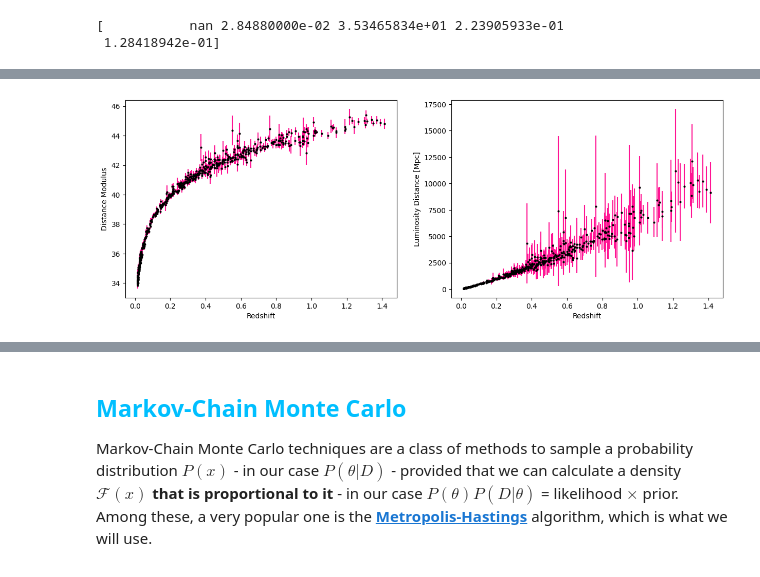
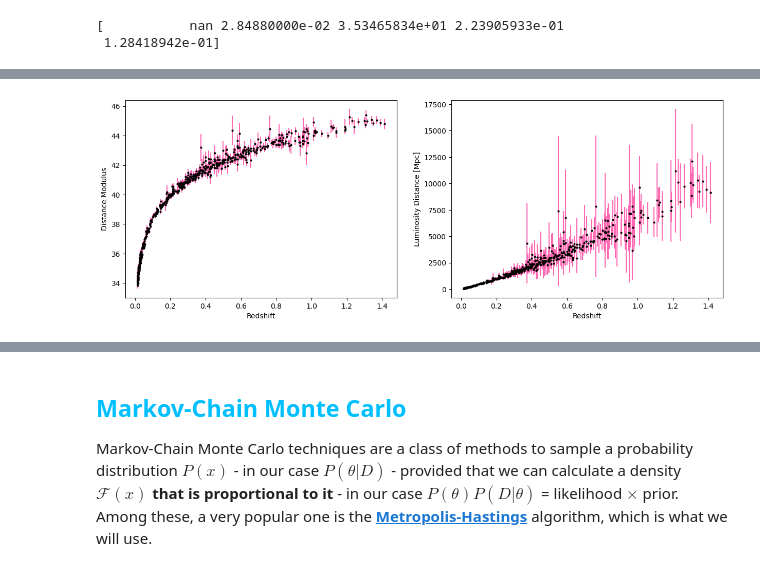
Before and after one commit to BryanJLA/PRA3024-Big-Data, a Jupyter notebook: PRA3024_Cosmology_Week.ipynb, the cells around one changed output, grey strips where cells are left out. Saved outputs shown, nothing was run; the diff lists cells and outputs as text; code cells hidden in the pictures.

```diff
--- a/PRA3024_Cosmology_Week.ipynb
+++ b/PRA3024_Cosmology_Week.ipynb
@@ -210,17 +263,17 @@ dMe = 10. * (10.**((dist_mod + err_dist_mod)/5.-6.) - 10.**((dist_mod - err_dist
 # %%
-plt.subplots(1, 2, figsize=(15, 5))
+plt.subplots(1, 2, figsize=(15, 5)) #plots multiple plots next to each
 
 # Plot distance modulus versus redshift (original data)
 plt.subplot(1, 2, 1)
 plt.xlabel("Redshift")
 plt.ylabel("Distance Modulus")
-plt.errorbar(zs, dist_mod, yerr=err_dist_mod, fmt='.', color='black', ecolor='deeppink', markersize=4)
+plt.errorbar(zs, dist_mod, yerr=err_dist_mod, fmt='.', color='black', ecolor='hotpink', markersize=4)
 
 # Plot luminosity distance versus redshift
 plt.subplot(1, 2, 2)
 plt.xlabel("Redshift")
 plt.ylabel("Luminosity Distance [Mpc]")
-plt.errorbar(zs, dMpc, yerr=dMe, fmt='.', color='black', ecolor='deeppink', markersize=4)
+plt.errorbar(zs, dMpc, yerr=dMe, fmt='.', color='black', ecolor='hotpink', markersize=4)
 plt.show()
 # %% [output]
-[figure, old version]
+[figure, new version]
```
Also changed, not shown: parts of 23 cells of this notebook.
